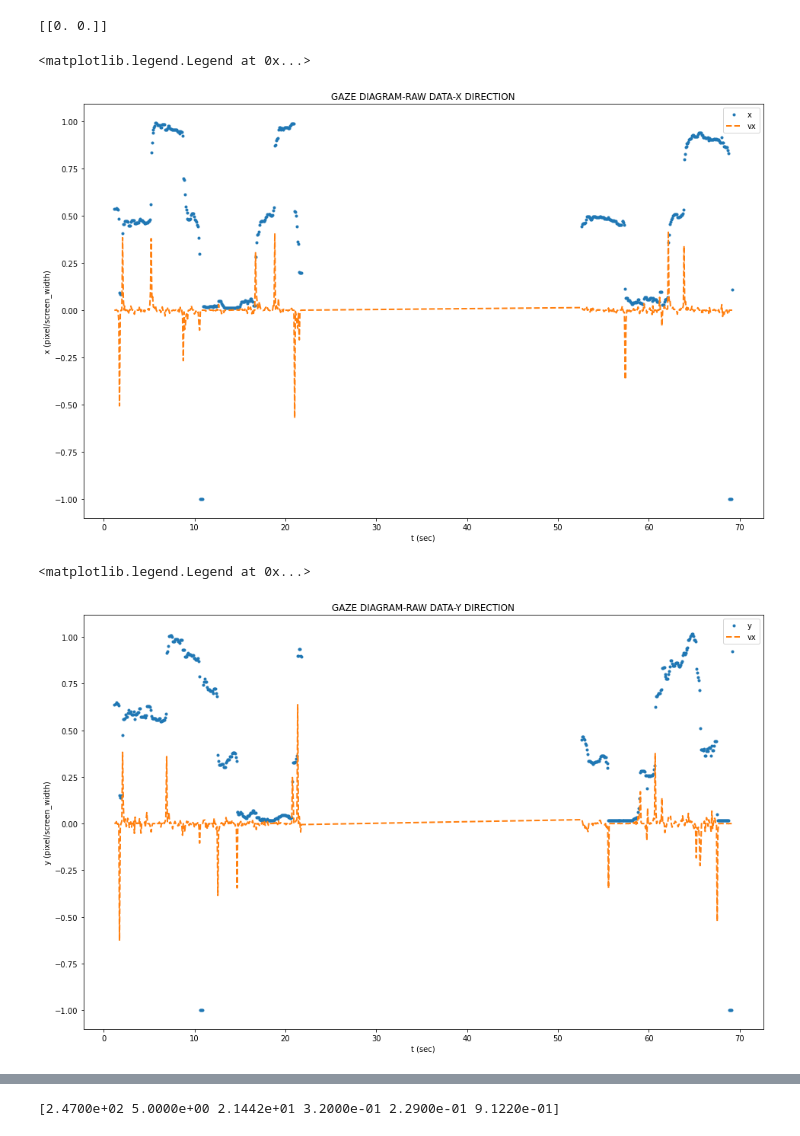
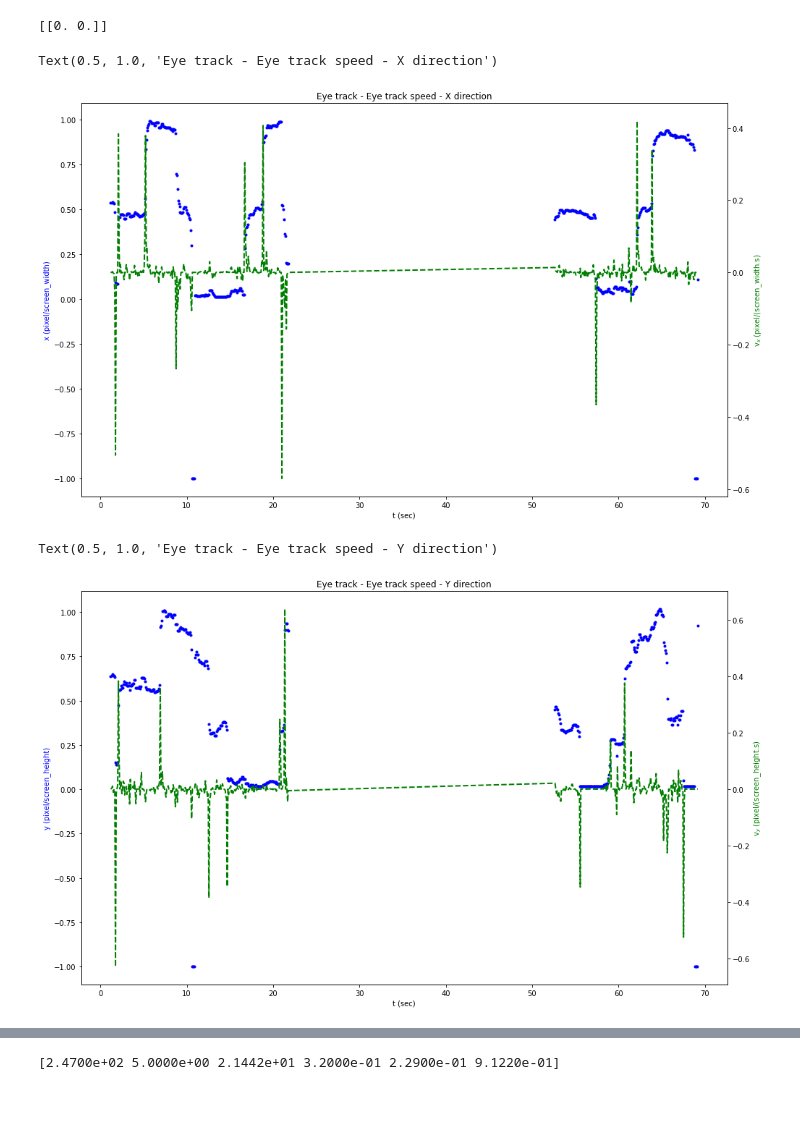
Before and after one commit to MustafaLotfi/Owleye, a Jupyter notebook: codes/jupyter_notebook/fixations_in_AOIs.ipynb, the cells around one changed output, grey strips where cells are left out. Cells and saved outputs as stored; diff of their text form; code cells hidden in the pictures; blank space fills up the shorter version.

```diff
--- a/codes/jupyter_notebook/fixations_in_AOIs.ipynb
+++ b/codes/jupyter_notebook/fixations_in_AOIs.ipynb
@@ -175,27 +174,29 @@ for (i, vet1) in enumerate(vet4):
         continue
     vet = np.concatenate([vet, vet1])
 # %%
-plt.figure(figsize=(16, 10))
-plt.plot(t, et[:, 0], 'o', markersize=3, label="x")
-plt.plot(t, vet[:, 0]/v_scale_show, linestyle='--', linewidth=2, label="vx")
-plt.title("GAZE DIAGRAM-RAW DATA-X DIRECTION")
-plt.xlabel("t (sec)")
-plt.ylabel("x (pixel/screen_width)")
-plt.legend(loc="upper right")
+_, ax = plt.subplots(figsize=(16, 10))
+ax2 = ax.twinx()
+ax.plot(t, et[:, 0], 'o', markersize=3, color='b')
+ax2.plot(t, vet[:, 0]/v_scale_show, linestyle='--', color='g', linewidth=2)
+ax.set_xlabel("t (sec)")
+ax.set_ylabel("x (pixel/screen_width)", color='b')
+ax2.set_ylabel("v" + r"$_x$" + " (pixel/(screen_width.s)", color='g')
+plt.title("Eye track - Eye track speed - X direction")
 # %% [output]
-<matplotlib.legend.Legend at 0x...>
+Text(0.5, 1.0, 'Eye track - Eye track speed - X direction')
-[figure, old version]
+[figure, new version]
 # %%
-plt.figure(figsize=(16, 10))
-plt.plot(t, et[:, 1], 'o', markersize=3, label="y")
-plt.plot(t, vet[:, 1]/v_scale_show, linestyle='--', linewidth=2, label="vx")
-plt.title("GAZE DIAGRAM-RAW DATA-Y DIRECTION")
-plt.xlabel("t (sec)")
-plt.ylabel("y (pixel/screen_width)")
-plt.legend(loc="upper right")
+_, ax = plt.subplots(figsize=(16, 10))
+ax2 = ax.twinx()
+ax.plot(t, et[:, 1], 'o', markersize=3, color='b')
+ax2.plot(t, vet[:, 1]/v_scale_show, linestyle='--', color='g', linewidth=2)
+ax.set_xlabel("t (sec)")
+ax.set_ylabel("y (pixel/screen_height)", color='b')
+ax2.set_ylabel("v" + r"$_y$" + " (pixel/(screen_height.s)", color='g')
+plt.title("Eye track - Eye track speed - Y direction")
 # %% [output]
-<matplotlib.legend.Legend at 0x...>
+Text(0.5, 1.0, 'Eye track - Eye track speed - Y direction')
-[figure, old version]
+[figure, new version]
 # %%
 sac_mat_new = []
 t_mat_new = []
```
Also changed, not shown: parts of 17 cells of this notebook, 5 other files.
